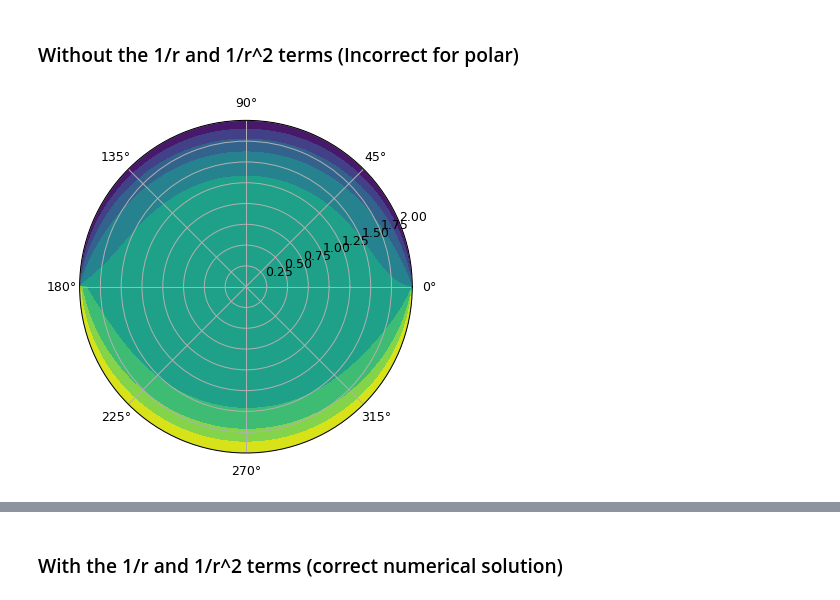
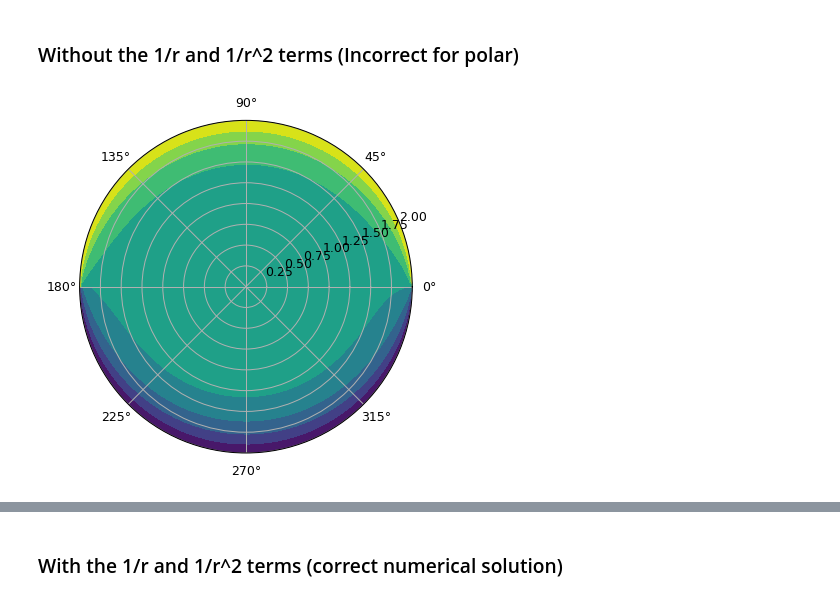
Before and after one commit to peterassessments/Individiual-Simulation, a Jupyter notebook: individual sim.ipynb, the cells around one changed output, grey strips where cells are left out. Saved outputs shown, nothing was run; the diff lists cells and outputs as text; code cells hidden in the pictures.

```diff
--- a/individual sim.ipynb
+++ b/individual sim.ipynb
@@ -3,12 +3,3 @@ import sympy as sp
 import matplotlib.pyplot as plt
 import numpy as np
 from sympy import *
-# %%
-T= sp.symbols('T')
-
-pi = sp.pi
-n = sp.symbols('n' , positive = True , integer = True)
-u = sp.symbols('u')
-
-
-sp.integrate(sp.sin(n*T), (T, 0,pi))
@@ -231,10 +237,10 @@ plt.show()
 # %% [markdown]
 ### Without the 1/r and 1/r^2 terms (Incorrect for polar)
 # %%
-max_iters = 500
+max_iters = 500 # controls the number of iterations python does
 
-length_r = 100
-length_theta = 100
+length_r = 100   # controls the number of circles of the r discretisation
+length_theta = 100  # controls the number of wedges of the theta discretisation
 
 radius = 2
 
@@ -248,33 +254,33 @@ filler_value = 10
 
 #r, theta = np.meshgrid(np.arange(0, length_r), np.arange(0,length_theta))
 
 r = np.linspace(0, radius , length_r)  # slices of radius of whatever length_r is set to
 theta = np.linspace(-np.pi, np.pi , length_theta) # slices of -pi to pi of length_theta
 
 #r, theta = np.meshgrid(np.linspace(0, radius , length_r), np.linspace(-np.pi, np.pi , length_theta) )
 
 
 u = np.empty((length_r, length_theta))
 u.fill(filler_value)
 
 # DOING ALL THE BOUNDARY CONDITIONS BY ARRAY SLICING
-u[length_r-1, (length_r//2): length_r] = the_bot_temp         # issue with / returning a floating point, not an integer, for indexing integers are required
-u[length_r-1, 0: (length_r//2)] = the_top_temp             # this is done as python places polar arrays counter clockwise
+u[length_r-1, (length_r//2): length_r] = the_top_temp         # issue with / returning a floating point, not an integer, for indexing integers are required
+u[length_r-1, 0: (length_r//2)] = the_bot_temp             # this is done as python places polar arrays counter clockwise
 u[0, :] = r_zero
 
 
 for iteration in range(max_iters):
     for i in range(1, (length_r -1)): # need to skip over boundary points that we have defined to avoid iterating over them.
         for j in range(length_theta-1): #(1, (length_theta -1)):
             u[i,j] = 0.25* (u[i+1,j] + u[i-1,j] + u[i,j+1] + u[i,j-1])   # this is the formular for the cartesian not polar h here is 1 so h^2 = 1 hence stuff/1 = stuff
 
 
 
 #plt.contourf(theta,r , u)
 #plt.show()
 
 plt.subplots(dpi = 90 , subplot_kw=dict(projection = 'polar'))     # maybe the tightening side needs to be on the x axis  thats why this works
 plt.contourf(theta, r ,u)
 plt.show()
 # %% [output]
-[figure, old version]
+[figure, new version]
```
Also changed, not shown: parts of 17 cells of this notebook.
